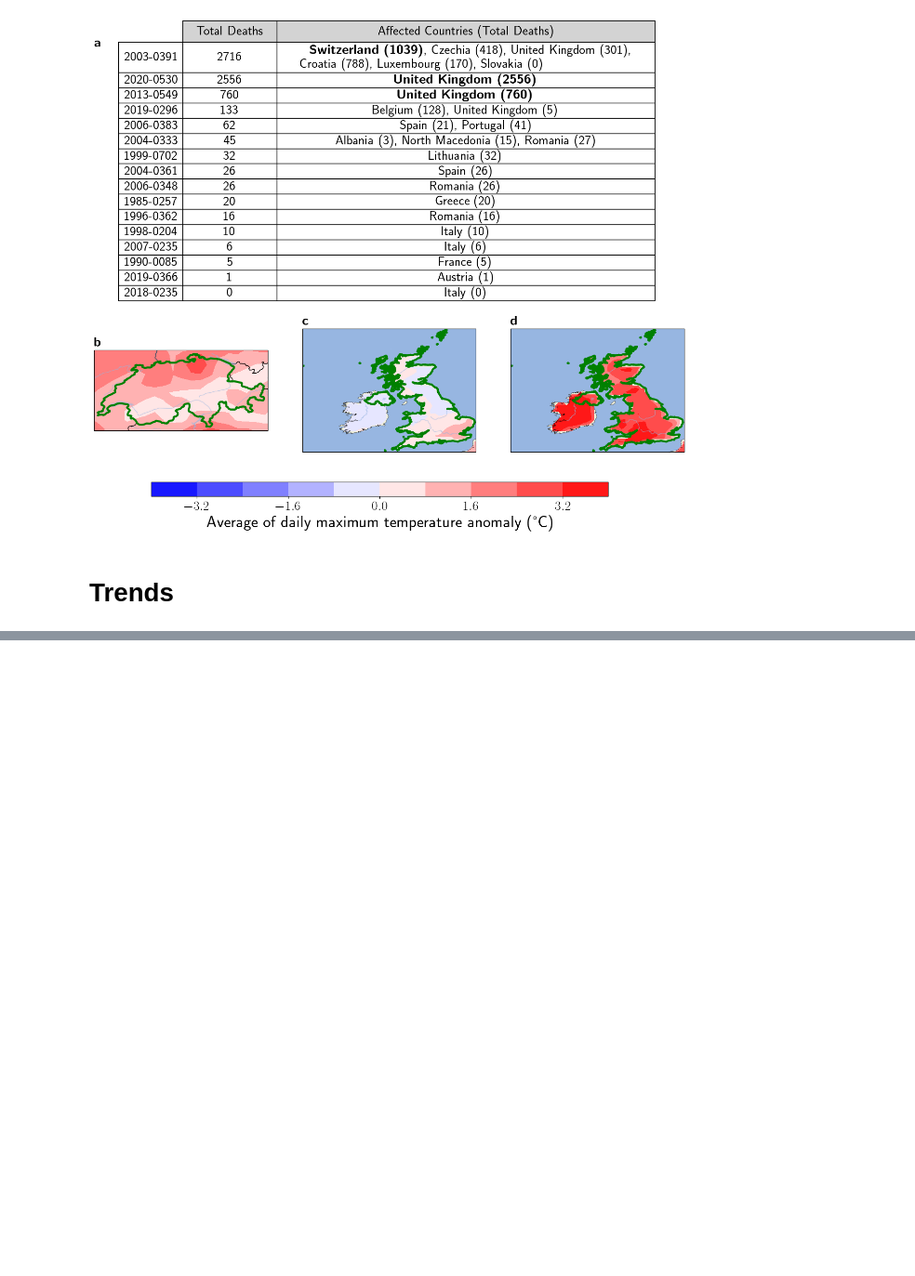
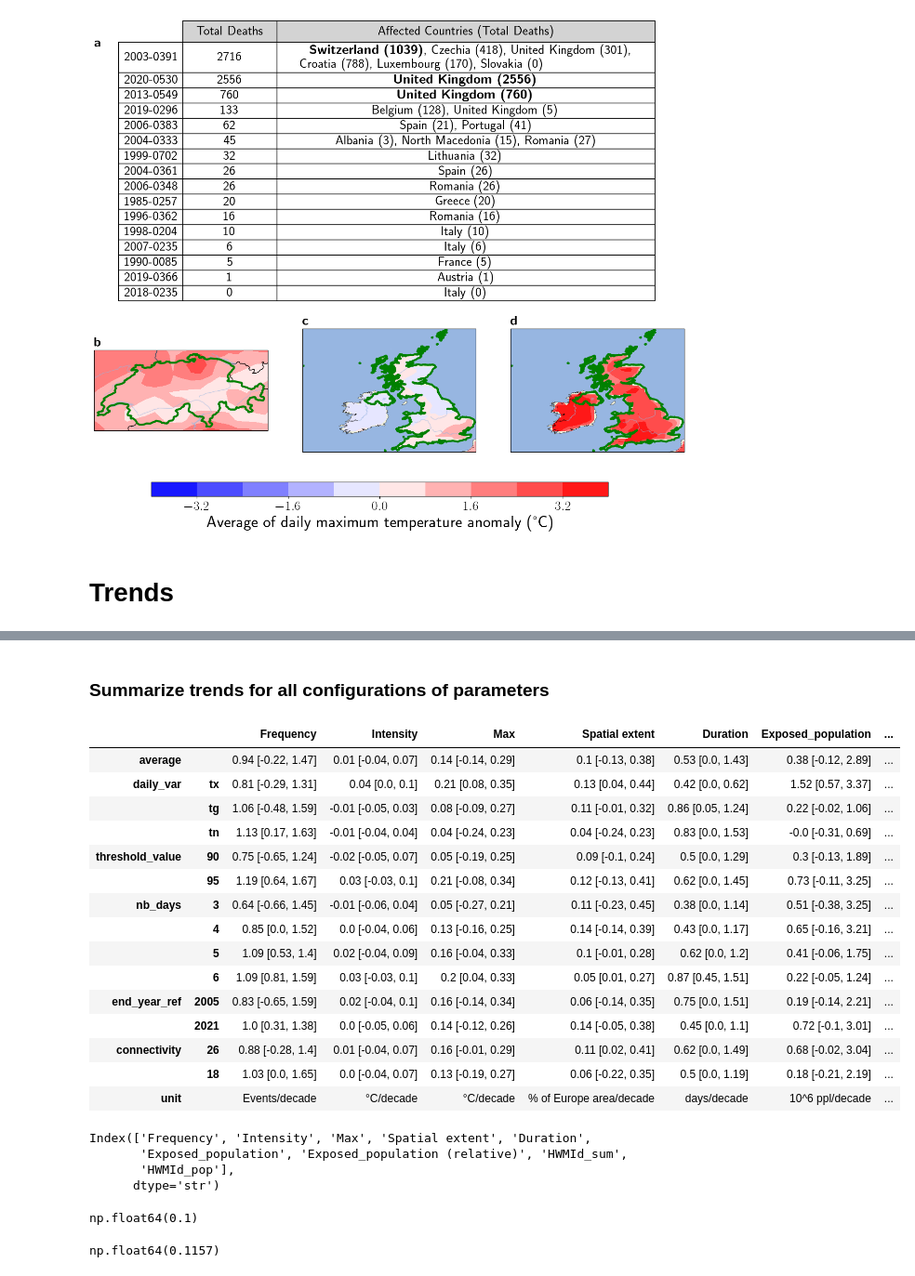
Before and after one commit to loumdt/extreme_htws_cc3d, a Jupyter notebook: Code/undetected_and_trends.ipynb, the cells around one changed output, grey strips where cells are left out. Shown at 93% size. Drawn from its saved outputs; the diff is of its cells as text; code cells hidden in the pictures; blank space fills up the shorter version.

Commit message:
change trends and add sensitivity analysis

```diff
--- a/Code/undetected_and_trends.ipynb
+++ b/Code/undetected_and_trends.ipynb
@@ -291,4 +291,6 @@ emdat_file_path = join(read_directory,"EM-DAT","EMDAT_Europe_Turkey-1975-2021-he
 # %%
+read_directory = "/home/user/These/extreme_htws_cc3d/Data"
+pop_file_path = join(read_directory,"GHS-POP","GHS_POP_R2023A_1975_2030_ERA5_Europe_grid.nc")
 land_mask = xr.open_dataset(join(read_directory,'ERA5','Mask',f"Mask_Europe_land_only_ERA5_0.25deg.nc"),engine='netcdf4').mask
 ds_cell_area = xr.open_dataset(join(read_directory,"ERA5","ERA5_Europe_cellarea.nc"),engine='netcdf4') # Area of each grid cell, in m²
 da_cell_area = ds_cell_area.cell_area/1e6 # Load DataArray and convert to km²
@@ -388,0 +303,37 @@ df_trends#.to_csv
+# %%
+# Load Mann-Kendall trend results
+with open(join(write_directory,"mk_result.json"), mode='r') as f:
+    mk_result = json.load(f)
+
+df_mk_result = pd.json_normalize(mk_result)
+df_mk_result = df_mk_result.set_index('_row')
+
+# Create functions to compute relevant trends
+def per_decade(x):
+    return x*10
+def million_per_decade(x):
+    return 10*x/1e3 # Exposed population trend is in thousands of ppl/y convert it to millions of ppl/decade
+def percent_Europe(x,area_Europe=area_Europe):
+    return 10*100*x/area_Europe
+
+# Create dictionary to match index with function
+func_dict = {"Frequency":per_decade, "Intensity":per_decade, "Max":per_decade, "Spatial extent":percent_Europe, "Duration":per_decade,
+                "HWMId_sum":per_decade,
+                "Exposed_population":million_per_decade,"Exposed_population (relative)":per_decade,
+                "HWMId_pop":per_decade}
+
+# Create dictionary to handle units of different index trends
+unit_dict = {"Frequency":"Events/decade", "Intensity":"°C/decade", "Max":"°C/decade", "Spatial extent":"% of Europe area/decade", "Duration":"days/decade", "HWMId_sum":"IQR/decade",
+                "Exposed_population":"10^6 ppl/decade", "Exposed_population (relative)":"% of European population/decade",
+                 "HWMId_pop":"IQR-persons/decade"}
+
+df_mk_result = df_mk_result[["slope","LCL","UCL"]]
+df_mk_result["unit"] = None
+for i in df_mk_result.index :
+    slope = func_dict[i](df_mk_result.loc[i,"slope"])
+    df_mk_result.loc[i,"slope"] = round(slope,2)
+    LCL = func_dict[i](df_mk_result.loc[i,"LCL"])
+    df_mk_result.loc[i,"LCL"] = round(LCL,2)
+    UCL = func_dict[i](df_mk_result.loc[i,"UCL"])
+    df_mk_result.loc[i,"UCL"] = round(UCL,2)
+    df_mk_result.loc[i,"unit"] = unit_dict[i]
@@ -388,0 +354,4 @@ df_trends#.to_csv
+# %% [markdown]
+### Summarize trends for all configurations of parameters
+# %%
+df_sensitivity = pd.read_csv(join("/home/user/These/extreme_htws_cc3d/Data","summary_detection_overlap_sensitivity.csv"),header=0,index_col=0)
@@ -388,0 +402,34 @@ df_trends#.to_csv
+# %%
+df_stats_trends#.to_csv(join(read_directory,"trends_sensitivity.csv"))
+# %% [output]
+|  |  | Frequency | Intensity | Max | Spatial extent | Duration | Exposed_population | ... |
+| average |  | 0.94 [-0.22, 1.47] | 0.01 [-0.04, 0.07] | 0.14 [-0.14, 0.29] | 0.1 [-0.13, 0.38] | 0.53 [0.0, 1.43] | 0.38 [-0.12, 2.89] | ... |
+| daily_var | tx | 0.81 [-0.29, 1.31] | 0.04 [0.0, 0.1] | 0.21 [0.08, 0.35] | 0.13 [0.04, 0.44] | 0.42 [0.0, 0.62] | 1.52 [0.57, 3.37] | ... |
+|  | tg | 1.06 [-0.48, 1.59] | -0.01 [-0.05, 0.03] | 0.08 [-0.09, 0.27] | 0.11 [-0.01, 0.32] | 0.86 [0.05, 1.24] | 0.22 [-0.02, 1.06] | ... |
+|  | tn | 1.13 [0.17, 1.63] | -0.01 [-0.04, 0.04] | 0.04 [-0.24, 0.23] | 0.04 [-0.24, 0.23] | 0.83 [0.0, 1.53] | -0.0 [-0.31, 0.69] | ... |
+| threshold_value | 90 | 0.75 [-0.65, 1.24] | -0.02 [-0.05, 0.07] | 0.05 [-0.19, 0.25] | 0.09 [-0.1, 0.24] | 0.5 [0.0, 1.29] | 0.3 [-0.13, 1.89] | ... |
+|  | 95 | 1.19 [0.64, 1.67] | 0.03 [-0.03, 0.1] | 0.21 [-0.08, 0.34] | 0.12 [-0.13, 0.41] | 0.62 [0.0, 1.45] | 0.73 [-0.11, 3.25] | ... |
+| nb_days | 3 | 0.64 [-0.66, 1.45] | -0.01 [-0.06, 0.04] | 0.05 [-0.27, 0.21] | 0.11 [-0.23, 0.45] | 0.38 [0.0, 1.14] | 0.51 [-0.38, 3.25] | ... |
+|  | 4 | 0.85 [0.0, 1.52] | 0.0 [-0.04, 0.06] | 0.13 [-0.16, 0.25] | 0.14 [-0.14, 0.39] | 0.43 [0.0, 1.17] | 0.65 [-0.16, 3.21] | ... |
+|  | 5 | 1.09 [0.53, 1.4] | 0.02 [-0.04, 0.09] | 0.16 [-0.04, 0.33] | 0.1 [-0.01, 0.28] | 0.62 [0.0, 1.2] | 0.41 [-0.06, 1.75] | ... |
+|  | 6 | 1.09 [0.81, 1.59] | 0.03 [-0.03, 0.1] | 0.2 [0.04, 0.33] | 0.05 [0.01, 0.27] | 0.87 [0.45, 1.51] | 0.22 [-0.05, 1.24] | ... |
+| end_year_ref | 2005 | 0.83 [-0.65, 1.59] | 0.02 [-0.04, 0.1] | 0.16 [-0.14, 0.34] | 0.06 [-0.14, 0.35] | 0.75 [0.0, 1.51] | 0.19 [-0.14, 2.21] | ... |
+|  | 2021 | 1.0 [0.31, 1.38] | 0.0 [-0.05, 0.06] | 0.14 [-0.12, 0.26] | 0.14 [-0.05, 0.38] | 0.45 [0.0, 1.1] | 0.72 [-0.1, 3.01] | ... |
+| connectivity | 26 | 0.88 [-0.28, 1.4] | 0.01 [-0.04, 0.07] | 0.16 [-0.01, 0.29] | 0.11 [0.02, 0.41] | 0.62 [0.0, 1.49] | 0.68 [-0.02, 3.04] | ... |
+|  | 18 | 1.03 [0.0, 1.65] | 0.0 [-0.04, 0.07] | 0.13 [-0.19, 0.27] | 0.06 [-0.22, 0.35] | 0.5 [0.0, 1.19] | 0.18 [-0.21, 2.19] | ... |
+| unit |  | Events/decade | °C/decade | °C/decade | % of Europe area/decade | days/decade | 10^6 ppl/decade | ... |
+# %%
+df_stats_trends.columns
+# %% [output]
+Index(['Frequency', 'Intensity', 'Max', 'Spatial extent', 'Duration',
+       'Exposed_population', 'Exposed_population (relative)', 'HWMId_sum',
+       'HWMId_pop'],
+      dtype='str')
+# %%
+np.nanmedian(df_sensitivity['trend_Frequency'].map(lambda x: eval(x)['median'],na_action='ignore'))
+# %% [output]
+np.float64(0.1)
+# %%
+eval(df_sensitivity.loc[1,'trend_Frequency'])['median']
+# %% [output]
+np.float64(0.1157)
```
Also changed, not shown: parts of 22 cells of this notebook.
